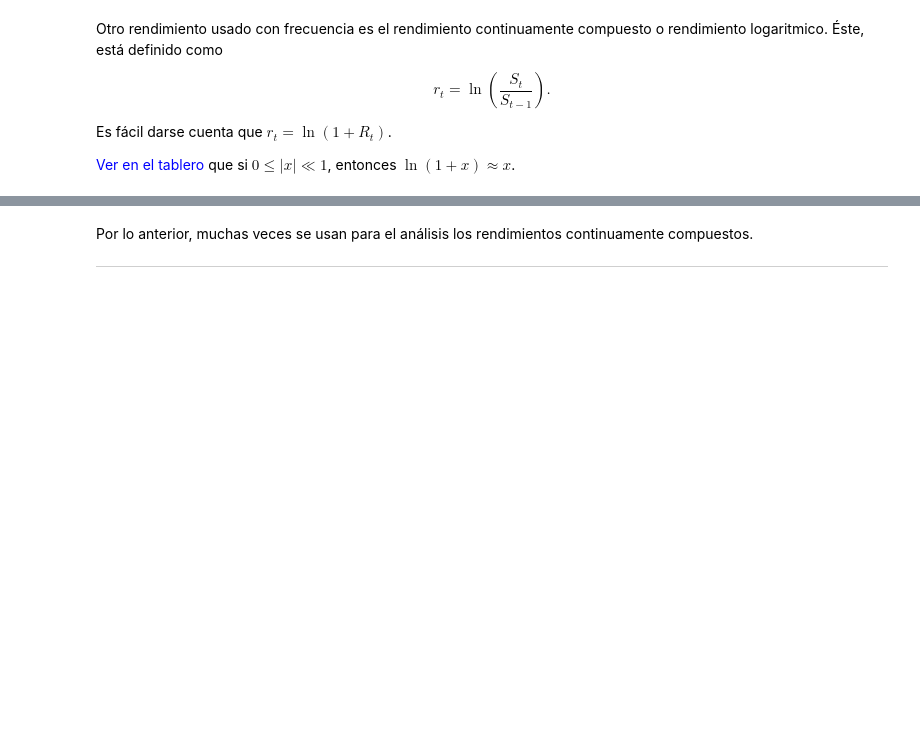
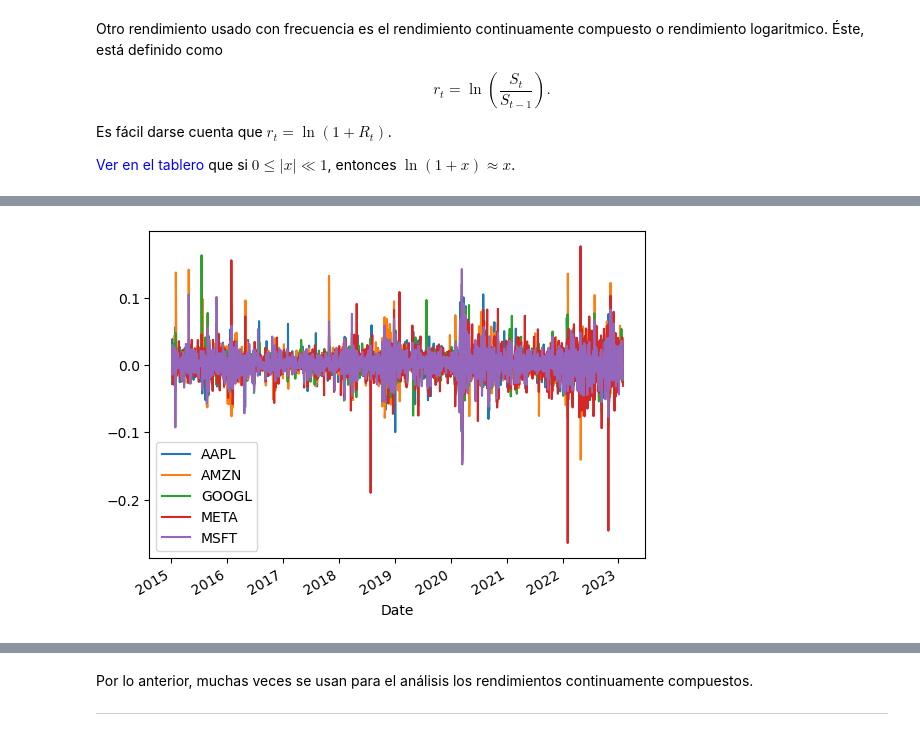
Before and after one commit to neto10m/porinvp2023, a Jupyter notebook: Modulo1/Clase5_MidiendoConHistoricos.ipynb, the cells around one changed output, grey strips where cells are left out. Saved outputs shown, nothing was run; the diff lists cells and outputs as text; code cells hidden in the pictures; blank space fills up the shorter version.

```diff
--- a/Modulo1/Clase5_MidiendoConHistoricos.ipynb
+++ b/Modulo1/Clase5_MidiendoConHistoricos.ipynb
@@ -99,0 +189,4 @@ Es fácil darse cuenta que $r_t=\ln(1+R_t)$.
+# %%
+ret.plot();
+# %% [output]
+[figure, added]
```
Also changed, not shown: parts of 30 cells of this notebook.
